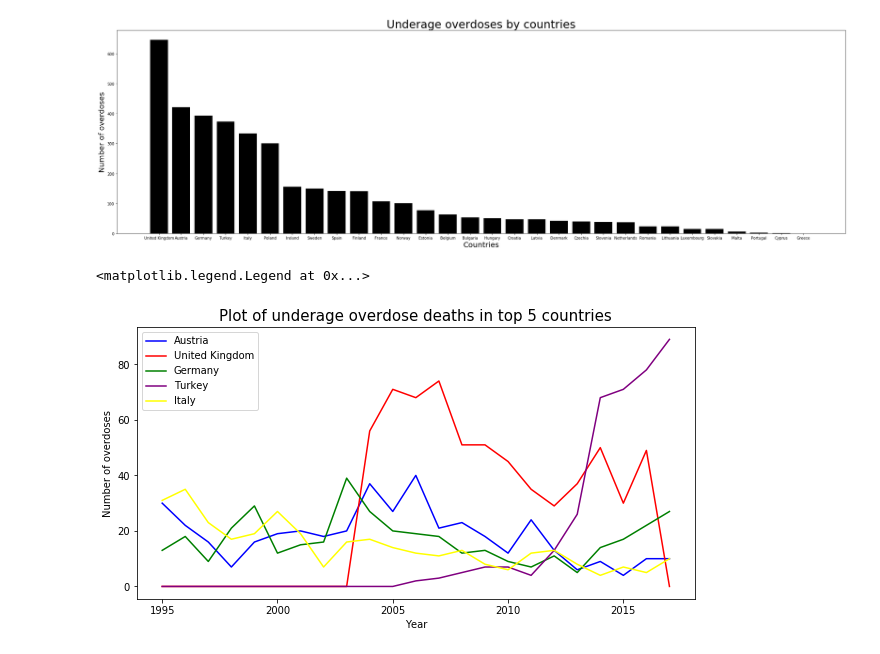
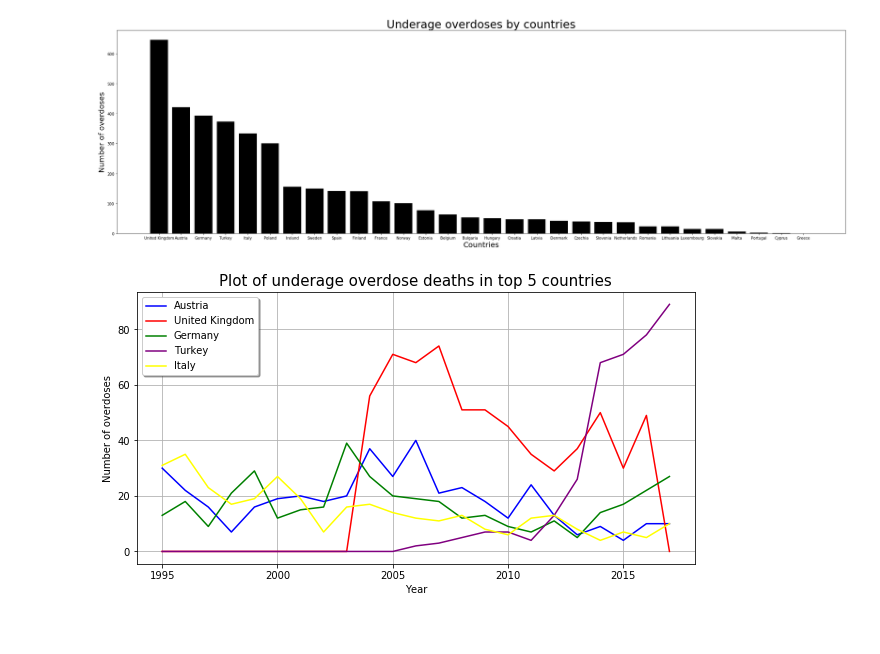
Before and after one commit to danilo1214/PR20ddpdjphv, a Jupyter notebook: Predrag.ipynb, the cells around one changed output. Saved outputs shown, nothing was run; the diff lists cells and outputs as text; code cells hidden in the pictures.

```diff
--- a/Predrag.ipynb
+++ b/Predrag.ipynb
@@ -49,20 +50,20 @@ Text(0.5, 1.0, 'Underage overdoses by countries')
 # %%
 austria_underage=underage_zemlje["Austria"]
 uk_underage=underage_zemlje["United Kingdom"]
 germany_underage=underage_zemlje["Germany"]
 turk_underage=underage_zemlje["Turkey"]
 it_underage=underage_zemlje["Italy"]
 godine=[i for i in range(2017,1994,-1)]
 plt.figure(figsize=(10,5))
 plt.plot(godine,austria_underage,color="blue",label="Austria")
 plt.plot(godine,uk_underage,color="red",label="United Kingdom")
 plt.plot(godine,germany_underage,color="green",label="Germany")
 plt.plot(godine,turk_underage,color="purple",label="Turkey")
 plt.plot(godine,it_underage,color="yellow",label="Italy")
 plt.xlabel("Year",fontsize=10)
 plt.ylabel("Number of overdoses",fontsize=10)
 plt.title("Plot of underage overdose deaths in top 5 countries",fontsize=15)
-plt.legend()
+plt.legend(loc="best",shadow=True)
+plt.grid()
 # %% [output]
-<matplotlib.legend.Legend at 0x...>
-[figure, old version]
+[figure, new version]
```
Also changed, not shown: parts of 1 cell of this notebook, 1 other file.
